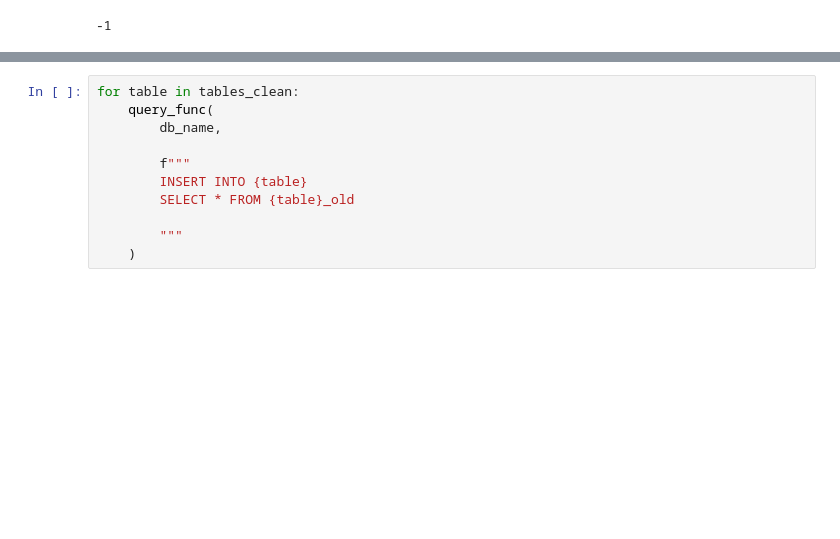
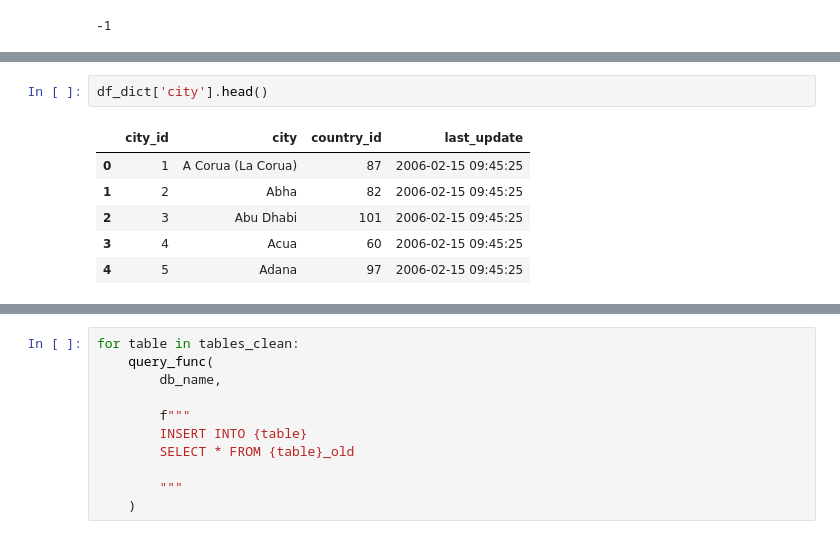
Before and after one commit to fabsala/DVD_Store_Rental_Analysis_SQLite, a Jupyter notebook: DVD Rental SQLite Set Up.ipynb, the cells around one changed output, grey strips where cells are left out. Cells and saved outputs as stored; diff of their text form; blank space fills up the shorter version.

```diff
--- a/DVD Rental SQLite Set Up.ipynb
+++ b/DVD Rental SQLite Set Up.ipynb
@@ -228,0 +323,9 @@ Running a CREATE query...
+# %%
+df_dict['city'].head()
+# %% [output]
+|  | city_id | city | country_id | last_update |
+| 0 | 1 | A Corua (La Corua) | 87 | 2006-02-15 09:45:25 |
+| 1 | 2 | Abha | 82 | 2006-02-15 09:45:25 |
+| 2 | 3 | Abu Dhabi | 101 | 2006-02-15 09:45:25 |
+| 3 | 4 | Acua | 60 | 2006-02-15 09:45:25 |
+| 4 | 5 | Adana | 97 | 2006-02-15 09:45:25 |
```
Also changed, not shown: parts of 41 cells of this notebook, 1 other file.
